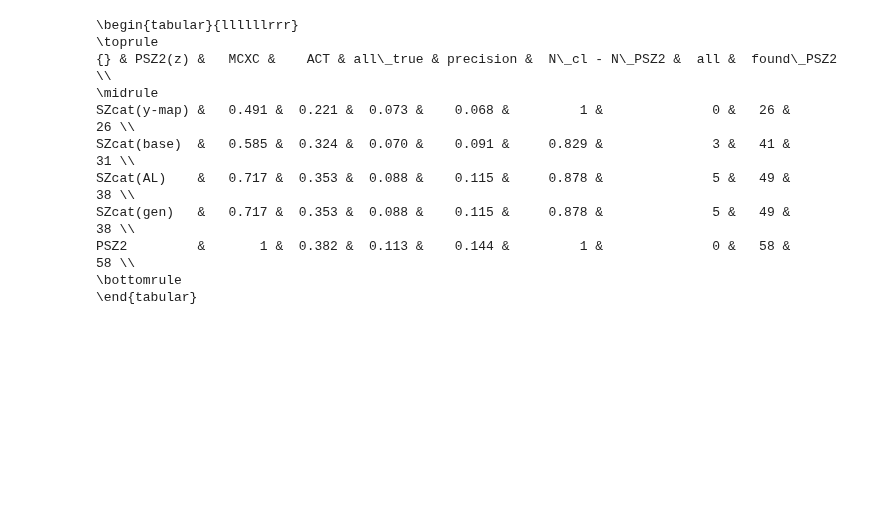
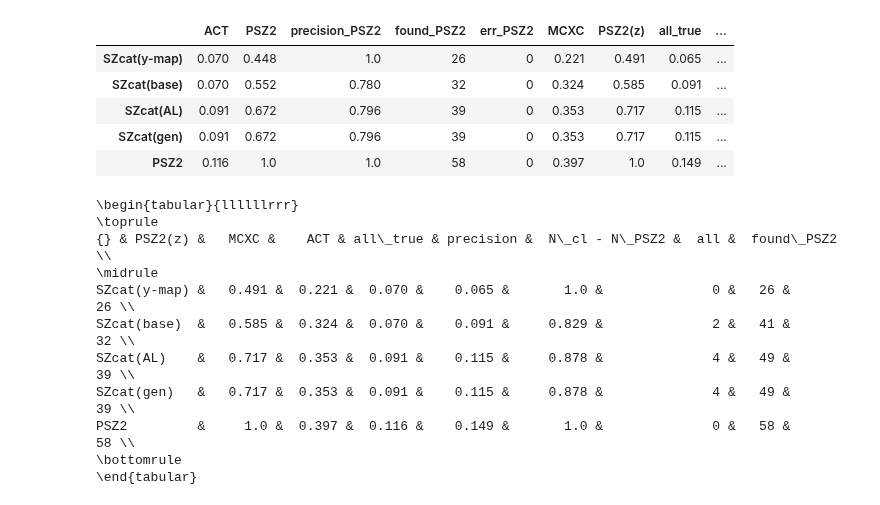
Before and after one commit to rt2122/data-segmentation-2, a Jupyter notebook: visualizations/paper/table_stat_model.ipynb, the cells around one changed output. Drawn from its saved outputs; the diff is of its cells as text; code cells hidden in the pictures; blank space fills up the shorter version.

```diff
--- a/visualizations/paper/table_stat_model.ipynb
+++ b/visualizations/paper/table_stat_model.ipynb
@@ -82,7 +86,7 @@ PSZ2         &       1 &  0.382 &  0.113 &    0.144 &         1 &              0
 vals = vals_rel
 files3['SZcat(gen)'] = '/home/rt2122/Data/gen_cats_er/er_gen_all_found_brcat_prec{}.csv'.format(vals['SZcat(gen)'])
 
-df = []
+df2 = []
 
 dict_cut_list = [{'s/n' : [vals[names[0]], np.inf], 'l' : l_val, 'b' : b_val},
                  {'max_pred' : [vals[names[1]], np.inf], 'l' : l_val, 'b' : b_val},
@@ -92,20 +96,29 @@ dict_cut_list = [{'s/n' : [vals[names[0]], np.inf], 'l' : l_val, 'b' : b_val},
                 ]
 
 for name, dict_cut, prm_line in zip(names, dict_cut_list, prm_lines):
-    df.append(calc_line(name=name, dict_cut=dict_cut, big_pix=big_pix, prm_line=prm_line.format(vals[name])))
-df = pd.concat(df)
+    df2.append(calc_line(name=name, dict_cut=dict_cut, big_pix=big_pix, prm_line=prm_line.format(vals[name])))
+df2 = pd.concat(df2)
+# %%
+df2 #3 prec0.8
+# %% [output]
+|  | ACT | PSZ2 | precision_PSZ2 | found_PSZ2 | err_PSZ2 | MCXC | PSZ2(z) | all_true | ... |
+| SZcat(y-map) | 0.070 | 0.448 | 1.0 | 26 | 0 | 0.221 | 0.491 | 0.065 | ... |
+| SZcat(base) | 0.070 | 0.552 | 0.780 | 32 | 0 | 0.324 | 0.585 | 0.091 | ... |
+| SZcat(AL) | 0.091 | 0.672 | 0.796 | 39 | 0 | 0.353 | 0.717 | 0.115 | ... |
+| SZcat(gen) | 0.091 | 0.672 | 0.796 | 39 | 0 | 0.353 | 0.717 | 0.115 | ... |
+| PSZ2 | 0.116 | 1.0 | 1.0 | 58 | 0 | 0.397 | 1.0 | 0.149 | ... |
 # %%
-print(df[prm_list1].to_latex())
+print(df2[prm_list1].to_latex())
 # %% [output]
 \begin{tabular}{llllllrrr}
 \toprule
 {} & PSZ2(z) &   MCXC &    ACT & all\_true & precision &  N\_cl - N\_PSZ2 &  all &  found\_PSZ2 \\
 \midrule
-SZcat(y-map) &   0.491 &  0.221 &  0.073 &    0.068 &         1 &              0 &   26 &          26 \\
-SZcat(base)  &   0.585 &  0.324 &  0.070 &    0.091 &     0.829 &              3 &   41 &          31 \\
-SZcat(AL)    &   0.717 &  0.353 &  0.088 &    0.115 &     0.878 &              5 &   49 &          38 \\
-SZcat(gen)   &   0.717 &  0.353 &  0.088 &    0.115 &     0.878 &              5 &   49 &          38 \\
-PSZ2         &       1 &  0.382 &  0.113 &    0.144 &         1 &              0 &   58 &          58 \\
+SZcat(y-map) &   0.491 &  0.221 &  0.070 &    0.065 &       1.0 &              0 &   26 &          26 \\
+SZcat(base)  &   0.585 &  0.324 &  0.070 &    0.091 &     0.829 &              2 &   41 &          32 \\
+SZcat(AL)    &   0.717 &  0.353 &  0.091 &    0.115 &     0.878 &              4 &   49 &          39 \\
+SZcat(gen)   &   0.717 &  0.353 &  0.091 &    0.115 &     0.878 &              4 &   49 &          39 \\
+PSZ2         &     1.0 &  0.397 &  0.116 &    0.149 &       1.0 &              0 &   58 &          58 \\
 \bottomrule
 \end{tabular}
 # %%
```
Also changed, not shown: parts of 16 cells of this notebook, 3 other files.
